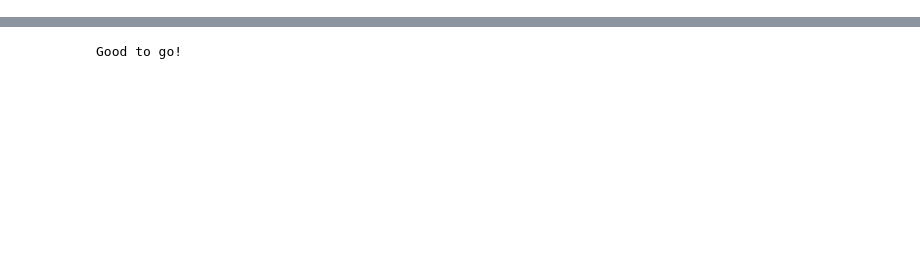
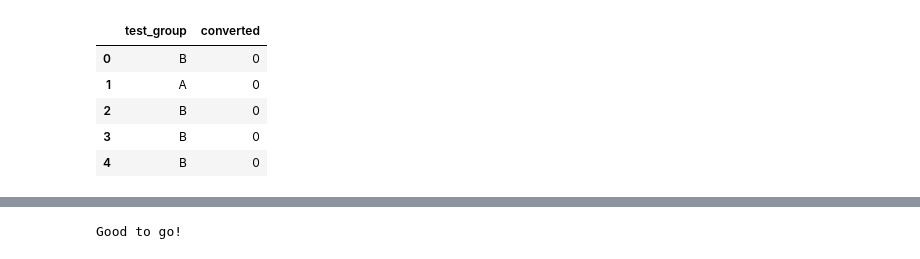
Before and after one commit to joshua-data/portfolio, a Jupyter notebook: ab_test_bigquery.ipynb, the cells around one changed output, grey strips where cells are left out. Drawn from its saved outputs; the diff is of its cells as text; code cells hidden in the pictures; blank space fills up the shorter version.

```diff
--- a/ab_test_bigquery.ipynb
+++ b/ab_test_bigquery.ipynb
@@ -396,0 +256,9 @@ arpu_df = results.to_dataframe()
+# %%
+addtocart_cvr_df.drop(columns=['user_pseudo_id']).head()
+# %% [output]
+|  | test_group | converted |
+| 0 | B | 0 |
+| 1 | A | 0 |
+| 2 | B | 0 |
+| 3 | B | 0 |
+| 4 | B | 0 |
```
Also changed, not shown: parts of 77 cells of this notebook, 1 other file.
